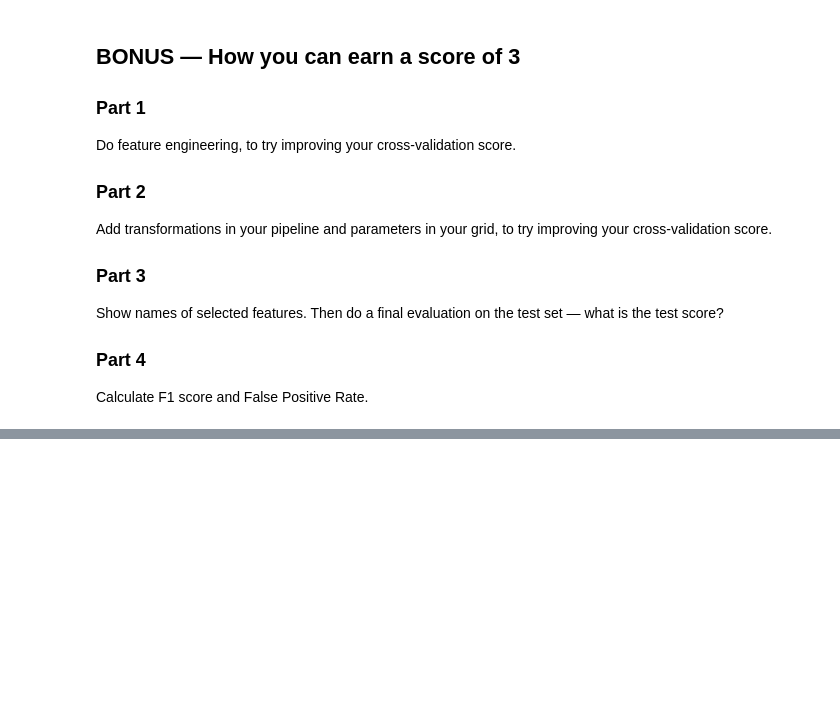
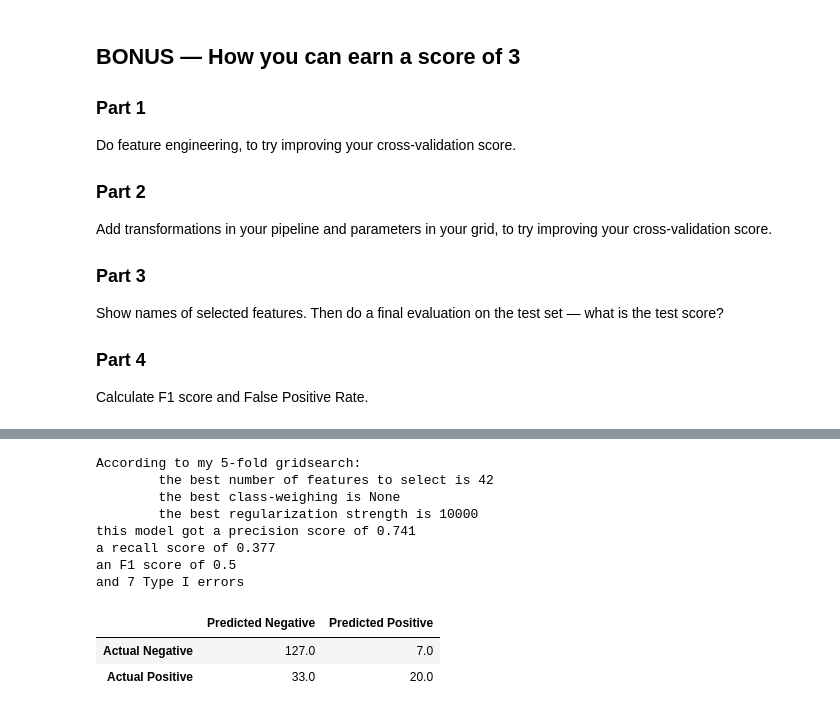
Before and after one commit to LambdaSchool/DS-Unit-2-Sprint-4-Model-Validation, a Jupyter notebook: 24SC.ipynb, the cells around one changed output, grey strips where cells are left out. Cells and saved outputs as stored; diff of their text form; code cells hidden in the pictures; blank space fills up the shorter version.

```diff
--- a/24SC.ipynb
+++ b/24SC.ipynb
@@ -241,0 +331,22 @@ Calculate F1 score and False Positive Rate.
+# %%
+%%time
+
+# i pick 17 as my number by whihc I want observations to outnumber features:
+B = int(np.divide(X_poly.shape[0], 17))
+
+# Define an estimator and param_grid
+pipe2 = Pipeline(steps=[
+    ('scale', StandardScaler()),
+    ('reduce_dim', SelectKBest(f_classif)),
+    ('classify', LogisticRegression(solver='lbfgs'))])
+
+pg2 = {
+    'reduce_dim__k': range(1,B),
+    'classify__class_weight': ['None', 'Balanced'],
+    'classify__C': [10**k for k in range(-4, 5)]
+}
+
+gs2 = GridSearchCV(pipe2, param_grid=pg2, cv=5, scoring='recall',
+                  verbose=4, n_jobs=-1, return_train_score=True, iid=True)
+# i'm on GPU
+gs2.fit(X_train, y_train)
@@ -241,0 +383,31 @@ Calculate F1 score and False Positive Rate.
+# %%
+best_k_2 = 42
+best_classweight_2 = 'None'
+best_C_2 = 10000
+
+report32 = f'According to my 5-fold gridsearch: \n\tthe best number of ' + \
+          f'features to select is {best_k_2}\n\tthe best class-weighing ' + \
+          f'is {best_classweight_2}\n\tthe best regularization ' +\
+          f'strength is {best_C_2}'
+
+
+pipe2_cm = confusionmatrix(gs2.best_estimator_, dat=X_test, target=y_test)
+
+
+second_pipeline_performance = (report32, confusion_report(pipe2_cm), pipe2_cm)
+
+print(second_pipeline_performance[0])
+print(second_pipeline_performance[1])
+second_pipeline_performance[2]
+# %% [output]
+According to my 5-fold gridsearch:
+        the best number of features to select is 42
+        the best class-weighing is None
+        the best regularization strength is 10000
+this model got a precision score of 0.741
+a recall score of 0.377
+an F1 score of 0.5
+and 7 Type I errors
+|  | Predicted Negative | Predicted Positive |
+| Actual Negative | 127.0 | 7.0 |
+| Actual Positive | 33.0 | 20.0 |
```
Also changed, not shown: parts of 12 cells of this notebook.
